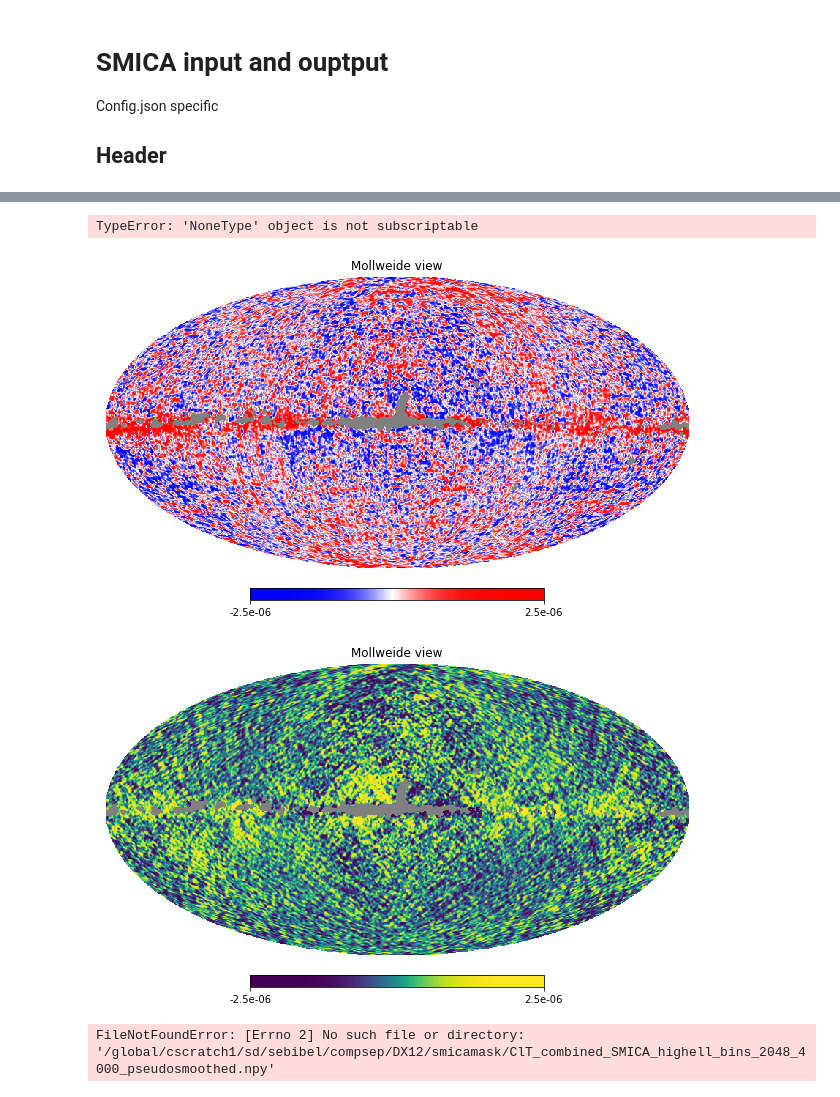
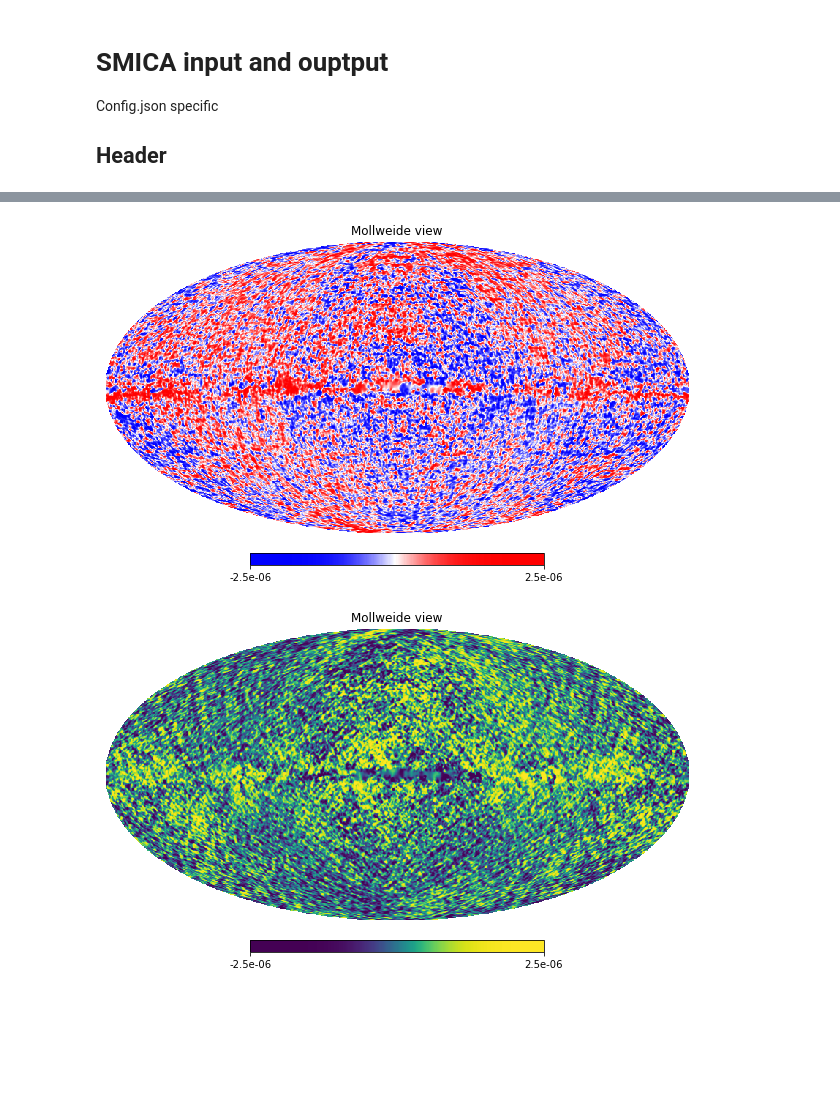
Before and after one commit to Sebastian-Belkner/component_separation, a Jupyter notebook: notebooks/SmicaOutput.ipynb, the cells around one changed output, grey strips where cells are left out. Saved outputs shown, nothing was run; the diff lists cells and outputs as text; code cells hidden in the pictures; blank space fills up the shorter version.

```diff
--- a/notebooks/SmicaOutput.ipynb
+++ b/notebooks/SmicaOutput.ipynb
@@ -10,5 +37,7 @@ TODO
 # %%
 %%capture
+import warnings
+warnings.filterwarnings('ignore')
 
 import os, sys
 import json
@@ -22,9 +51,12 @@ import copy
 from astropy.io import fits
 from scipy import interpolate
 
+import component_separation.transformer as trsf
+import component_separation.map as mp
 from component_separation.cs_util import Config
 from component_separation.cs_util import Smica_bins as const
 from component_separation.io import IO
+import component_separation.powerspectrum as pospec
 from component_separation.cs_util import Helperfunctions as hpf
 from component_separation.cs_util import Filename_gen as fn_gen
 from component_separation.cs_util import Filename_gen_SMICA as fns_gen
@@ -33,9 +65,21 @@ import component_separation.smica_interface as smint
 import component_separation.map as mp
 import component_separation.covariance as cv
 
-csu = Config()
+apo = csu.spectrum_type == 'pseudo'
+csu = Config(freqdset='NPIPE', mskset='lens', spectrum_type='JC')
 io = IO(csu)
 fn = fn_gen(csu)
 fns = fns_gen(csu)
-
+bins = csu.bins
 TEB = 1
+simid = -1
+beamf = io.load_beamf(csu.freqcomb, csu.lmax, csu.freqdatsplit)
+tmask_fn = fn.get_mask('T', apodized=apo)
+pmask_fn = fn.get_mask('P', apodized=apo)
+tmask_sg = io.load_mask(tmask_fn)
+pmask_sg = io.load_mask(pmask_fn)
+tmask, pmask = dict(), dict()
+for FREQ in csu.FREQ:
+    if FREQ not in csu.FREQFILTER:
+        tmask[FREQ] = tmask_sg
+        pmask[FREQ] = pmask_sg
@@ -51,19 +99,21 @@ bins = csu.bins
 # %%
-Cl_tot = io.load_data(fn.get_spectrum("T", "non-separated"))
-covl_tot = cv.build_covmatrices(Cl_tot, Tscale, csu.freqcomb, csu.FREQ_f)
+Cltot = io.load_data(fn.get_spectrum("T", "non-separated", simid=-1))
+covltot = cv.build_covmatrices(Cltot, Tscale, csu.freqcomb, csu.FREQ_f, csu.cutoff_freq, 1100)
 
-Cl_N = io.load_data(fn.get_spectrum("N", "non-separated"))
-covl_N = cv.build_covmatrices(Cl_N, Tscale, csu.freqcomb, csu.FREQ_f)
+ClN = io.load_data(fn.get_spectrum("N", "non-separated", simid=-1))
+covlN = cv.build_covmatrices(ClN, Tscale, csu.freqcomb, csu.FREQ_f, csu.cutoff_freq, 1100)
 
-Cl_S = io.load_data(fns.get_spectrum("S", "non-separated"))
-covl_S = cv.build_covmatrices(Cl_S, Tscale, csu.freqcomb, csu.FREQ_f)
+ClS = io.load_data(fns.get_spectrum("S", "non-separated", simid=-1))
+covlS = cv.build_covmatrices(ClS, Tscale, csu.freqcomb, csu.FREQ_f, csu.cutoff_freq, 1100)
 
 smica_params = dict({'cov': None, "cov4D": None, "CMB": None, "gal_mm": None, "w": None})
 for k, v in smica_params.items():
     smica_params[k] = io.load_data(fns.get_misc(k))
 
-Cl_min = io.load_data(fns.get_spectrum("T", "combined"))
-# covl_min = cv.build_covmatrices(Cl_min, Tscale, csu.freqcomb, csu.PLANCKMAPFREQ_f)
+Clmin = io.load_data(fns.get_spectrum("T", "combined", simid=-1))
 
+
+Mapmin = io.load_data(fns.get_map("T", "combined", simid=-1))
+Mapmin_smoothed = io.load_data(fns.get_map("T", "combined", simid=-1).replace('.', 'smoothed.'))
 # tf = io.load_data(io.fh.out_misc_path+"tf_{}".format(csu.binname) + "_" + filename)
 # hist = io.load_data(io.fh.out_specsmica_path+"hist_{}".format(csu.cf['pa']['binname']) + "_" + io.fh.total_filename)
@@ -288,6 +322 @@ loaded /global/cscratch1/sd/sebibel/compsep/DX12/smicamask/ClT_combined_SMICA_hi
 AssertionError: To be implemented
-# %%
-plt.plot(ClC_DXS[0][1])
-plt.yscale('log')
-# %% [output]
-TypeError: 'NoneType' object is not subscriptable
@@ -306,12 +323,6 @@ mau_lpDXS.mask = np.logical_not(Pmask_SM.astype(np.bool_))
 # %%
-hp.mollview(maq_lpDXS, norm='hist', min=-2.5*1e-6, max=2.5*1e-6, cmap='bwr')
-hp.mollview(mau_lpDXS, norm='hist', min=-2.5*1e-6, max=2.5*1e-6)
+hp.mollview(Mapmin_smoothed[1], norm='hist', min=-2.5*1e-6, max=2.5*1e-6, cmap='bwr')
+hp.mollview(Mapmin_smoothed[2], norm='hist', min=-2.5*1e-6, max=2.5*1e-6)
 # %% [output]
-[figure, old version]
+[figure, new version]
-[figure, old version]
+[figure, new version]
-# %%
-map_dxls = np.load('/global/cscratch1/sd/sebibel/compsep/DX12/lensmask/ClT_combined_SMICA_highell_bins_2048_4000_pseudosmoothed.npy')
-# map_npls = np.load('/global/cscratch1/sd/sebibel/compsep/NPIPE/lensmask/ClT_combined_SMICA_highell_bins_2048_4000_pseudosmoothed.npy')
-# map_dxss = np.load('/global/cscratch1/sd/sebibel/compsep/DX12/smicamask/ClT_combined_SMICA_highell_bins_2048_4000_pseudosmoothed.npy')
-# %% [output]
-FileNotFoundError: [Errno 2] No such file or directory: '/global/cscratch1/sd/sebibel/compsep/DX12/smicamask/ClT_combined_SMICA_highell_bins_2048_4000_pseudosmoothed.npy'
```
Also changed, not shown: parts of 17 cells of this notebook, 8 other files.
